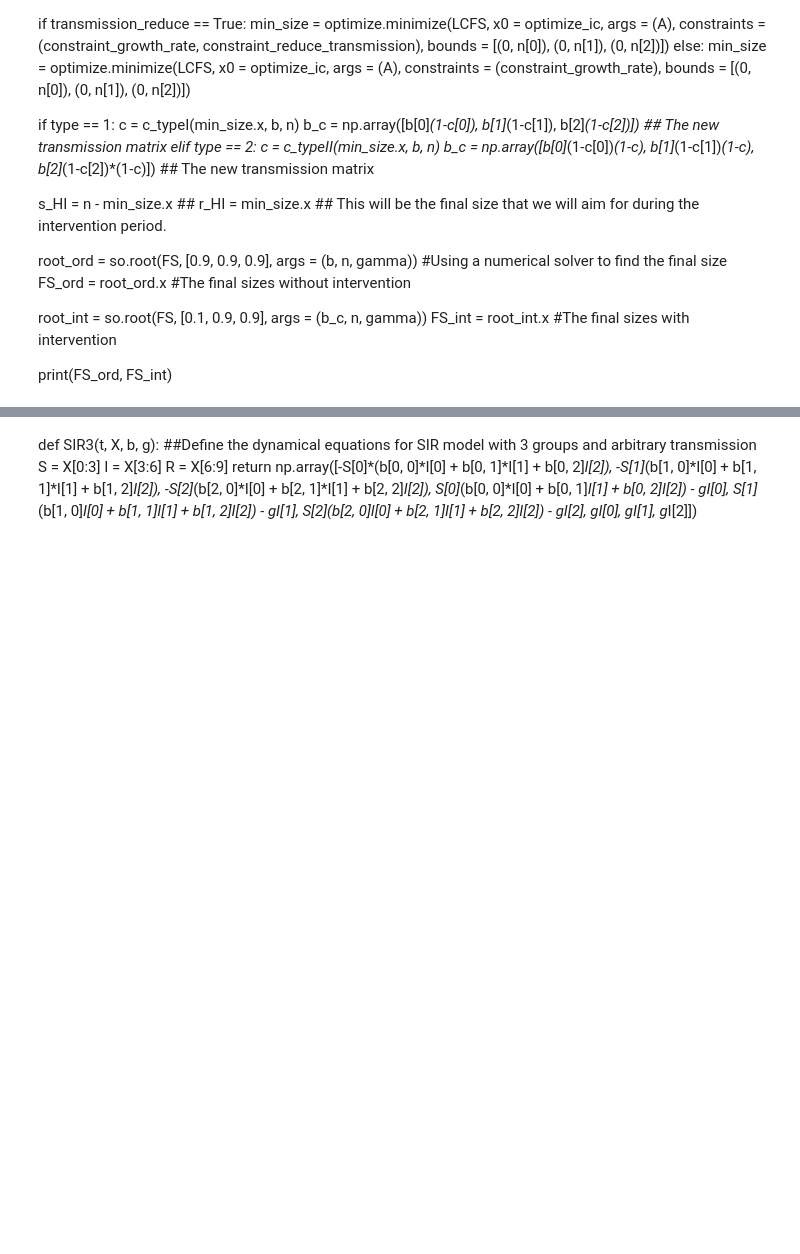
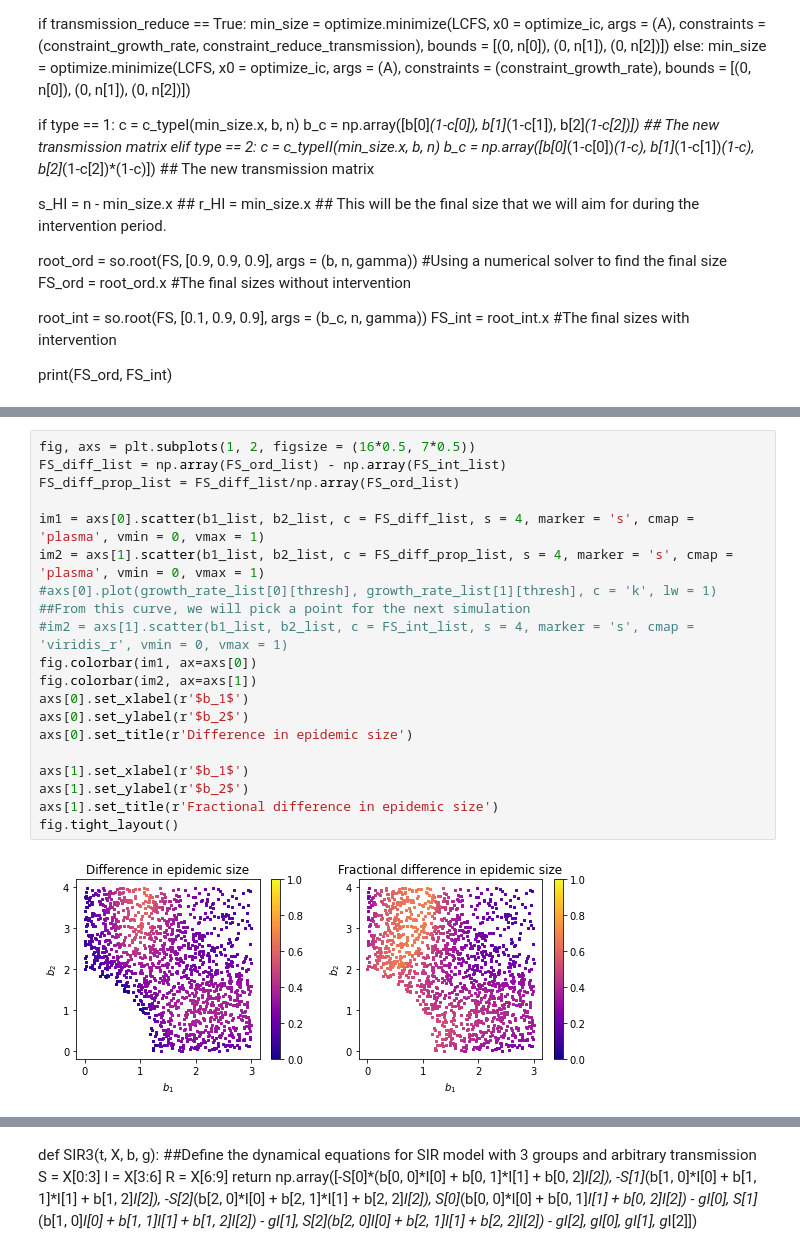
Before and after one commit to Joel-Miller-Lab/optimal-intervention, a Jupyter notebook: long_intervention_groups.ipynb, the cells around one changed output, grey strips where cells are left out. Drawn from its saved outputs; the diff is of its cells as text; blank space fills up the shorter version.

```diff
--- a/long_intervention_groups.ipynb
+++ b/long_intervention_groups.ipynb
@@ -176,0 +183,21 @@ array([2.65767555, 1.18666638])
+# %%
+fig, axs = plt.subplots(1, 2, figsize = (16*0.5, 7*0.5))
+FS_diff_list = np.array(FS_ord_list) - np.array(FS_int_list)
+FS_diff_prop_list = FS_diff_list/np.array(FS_ord_list)
+
+im1 = axs[0].scatter(b1_list, b2_list, c = FS_diff_list, s = 4, marker = 's', cmap = 'plasma', vmin = 0, vmax = 1)
+im2 = axs[1].scatter(b1_list, b2_list, c = FS_diff_prop_list, s = 4, marker = 's', cmap = 'plasma', vmin = 0, vmax = 1)
+#axs[0].plot(growth_rate_list[0][thresh], growth_rate_list[1][thresh], c = 'k', lw = 1) ##From this curve, we will pick a point for the next simulation
+#im2 = axs[1].scatter(b1_list, b2_list, c = FS_int_list, s = 4, marker = 's', cmap = 'viridis_r', vmin = 0, vmax = 1)
+fig.colorbar(im1, ax=axs[0])
+fig.colorbar(im2, ax=axs[1])
+axs[0].set_xlabel(r'$b_1$')
+axs[0].set_ylabel(r'$b_2$')
+axs[0].set_title(r'Difference in epidemic size')
+
+axs[1].set_xlabel(r'$b_1$')
+axs[1].set_ylabel(r'$b_2$')
+axs[1].set_title(r'Fractional difference in epidemic size')
+fig.tight_layout()
+# %% [output]
+[figure, added]
```
Also changed, not shown: parts of 12 cells of this notebook.
